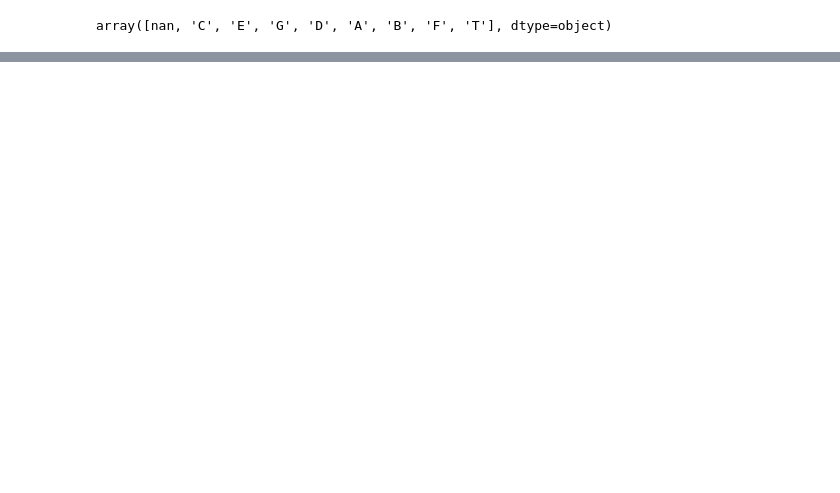
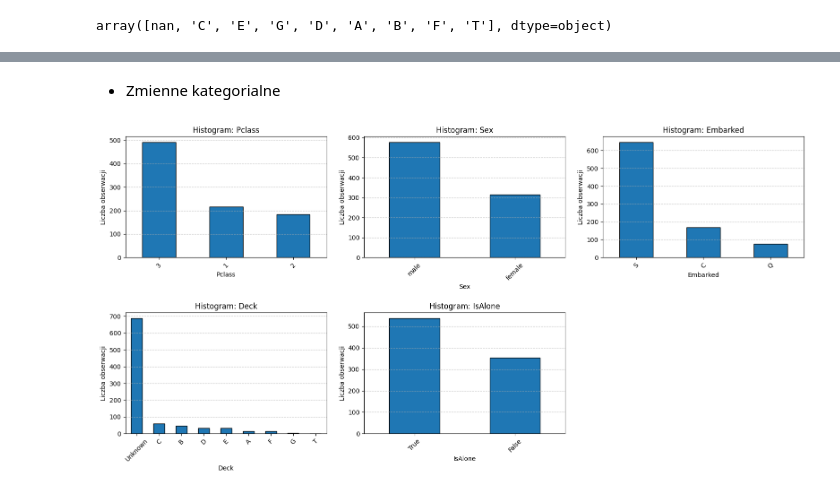
Before and after one commit to Solvro/ml-wakacyjne-wyzwanie-2026, a Jupyter notebook: 01_przetwarzanie_wizualizacja_danych/EDA_zadanie.ipynb, the cells around one changed output, grey strips where cells are left out. Cells and saved outputs as stored; diff of their text form; code cells hidden in the pictures; blank space fills up the shorter version.

```diff
--- a/01_przetwarzanie_wizualizacja_danych/EDA_zadanie.ipynb
+++ b/01_przetwarzanie_wizualizacja_danych/EDA_zadanie.ipynb
@@ -81,0 +189,6 @@ array([nan, 'C', 'E', 'G', 'D', 'A', 'B', 'F', 'T'], dtype=object)
+# %%
+titanic_df['Deck'] = titanic_df['Cabin'].str[0]
+titanic_df['Deck'] = titanic_df['Deck'].replace('U', 'Unknown')
+
+titanic_df['IsAlone'] = np.where((titanic_df['SibSp'] + titanic_df['Parch']) > 0, 0, 1)
+titanic_df.head()
@@ -81,0 +248,20 @@ array([nan, 'C', 'E', 'G', 'D', 'A', 'B', 'F', 'T'], dtype=object)
+# %%
+def boxplot_numeric(df: pd.DataFrame, column: str):
+    sns.boxplot(x=df[column])
+    plt.title(f"Boxplot: {column}")
+    plt.xlabel(column)
+    plt.grid(True, linestyle='--', alpha=0.7)
+# %%
+numeric_columns = ["Age", "SibSp", "Parch"]
+
+plt.figure(figsize=(12, 8))
+
+for idx, col in enumerate(numeric_columns):
+    plt.subplot(len(numeric_columns), 2, 2 * idx + 1)
+    hist_numeric(titanic_df, col)
+
+    plt.subplot(len(numeric_columns), 2, 2 * idx + 2)
+    boxplot_numeric(titanic_df, col)
+
+plt.tight_layout()
+plt.show()
@@ -81,0 +280,21 @@ array([nan, 'C', 'E', 'G', 'D', 'A', 'B', 'F', 'T'], dtype=object)
+# %% [markdown]
+- Zmienne kategorialne
+# %%
+def hist_categorical(df: pd.DataFrame, column: str):
+    counts = df[column].value_counts()
+    counts.plot(kind='bar', edgecolor='black')
+    plt.title(f"Histogram: {column}")
+    plt.xlabel(column)
+    plt.ylabel('Liczba obserwacji')
+    plt.xticks(rotation=45)
+    plt.grid(axis='y', linestyle='--', alpha=0.7)
+# %%
+categorical_columns = ["Pclass", "Sex", "Embarked", "Deck", "IsAlone"]
+plt.figure(figsize=(16, 8))
+for i, col in enumerate(categorical_columns, 1):
+    plt.subplot(2, 3, i)
+    hist_categorical(titanic_df, col)
+plt.tight_layout(w_pad=2.0, h_pad=2.0)
+plt.show()
+# %% [output]
+[figure, added]
```
Also changed, not shown: parts of 36 cells of this notebook.
